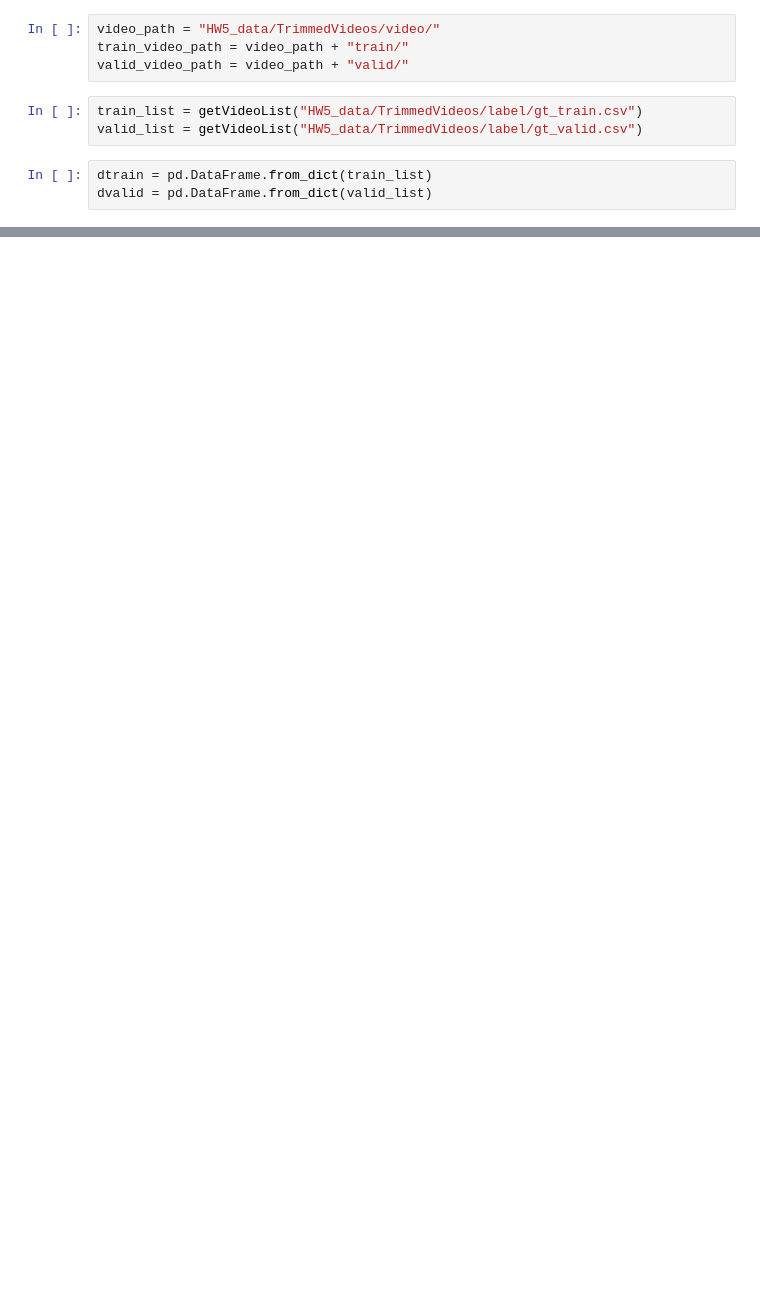
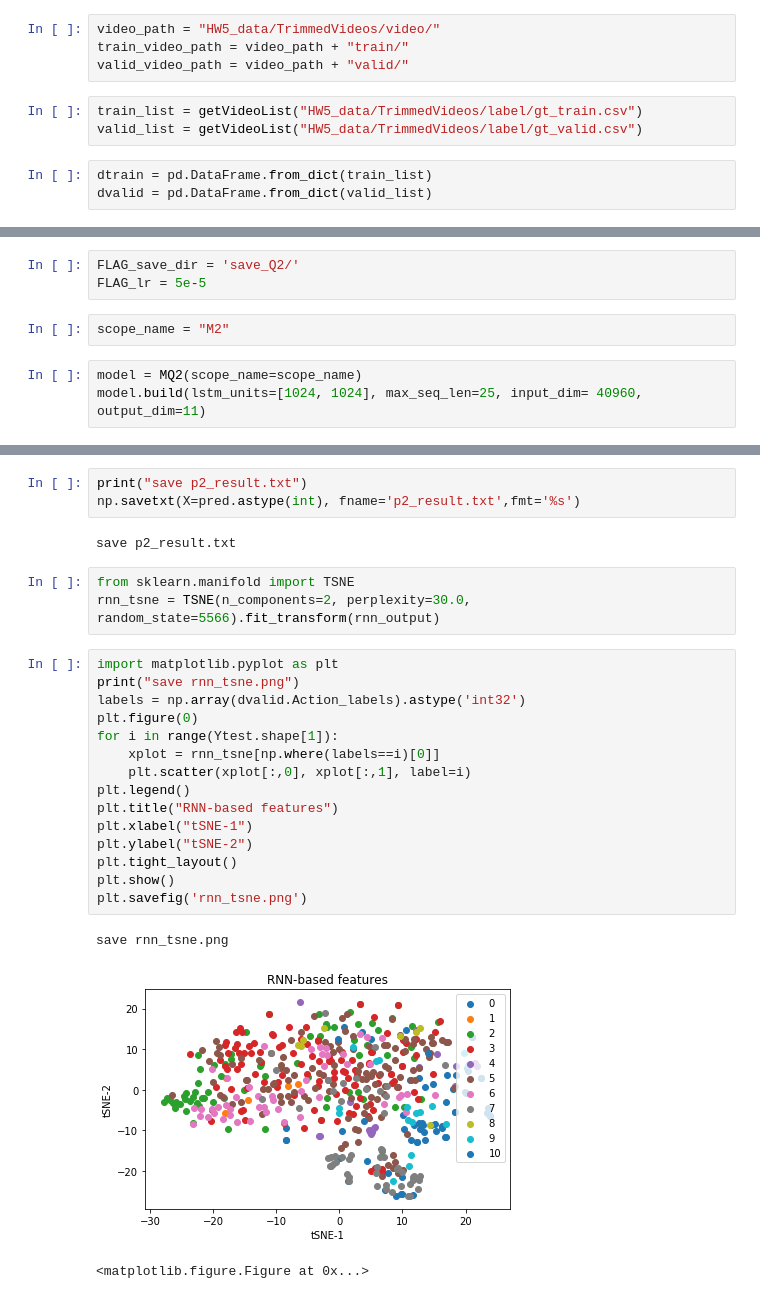
Before and after one commit to twcmchang/DLCV2018SPRING, a Jupyter notebook: hw5/dev.ipynb, the cells around one changed output, grey strips where cells are left out. Saved outputs shown, nothing was run; the diff lists cells and outputs as text; blank space fills up the shorter version.

```diff
--- a/hw5/dev.ipynb
+++ b/hw5/dev.ipynb
@@ -283,0 +595,8 @@ Y = one_hot_encoding(Y, 11)
+# %%
+FLAG_save_dir = 'save_Q2/'
+FLAG_lr = 5e-5
+# %%
+scope_name = "M2"
+# %%
+model = MQ2(scope_name=scope_name)
+model.build(lstm_units=[1024, 1024], max_seq_len=25, input_dim= 40960, output_dim=11)
@@ -283,0 +764,27 @@ Y = one_hot_encoding(Y, 11)
+# %%
+print("save p2_result.txt")
+np.savetxt(X=pred.astype(int), fname='p2_result.txt',fmt='%s')
+# %% [output]
+save p2_result.txt
+# %%
+from sklearn.manifold import TSNE
+rnn_tsne = TSNE(n_components=2, perplexity=30.0, random_state=5566).fit_transform(rnn_output)
+# %%
+import matplotlib.pyplot as plt
+print("save rnn_tsne.png")
+labels = np.array(dvalid.Action_labels).astype('int32')
+plt.figure(0)
+for i in range(Ytest.shape[1]):
+    xplot = rnn_tsne[np.where(labels==i)[0]]
+    plt.scatter(xplot[:,0], xplot[:,1], label=i)
+plt.legend()
+plt.title("RNN-based features")
+plt.xlabel("tSNE-1")
+plt.ylabel("tSNE-2")
+plt.tight_layout()
+plt.show()
+plt.savefig('rnn_tsne.png')
+# %% [output]
+save rnn_tsne.png
+[figure, added]
+<matplotlib.figure.Figure at 0x...>
```
Also changed, not shown: parts of 52 cells of this notebook.
